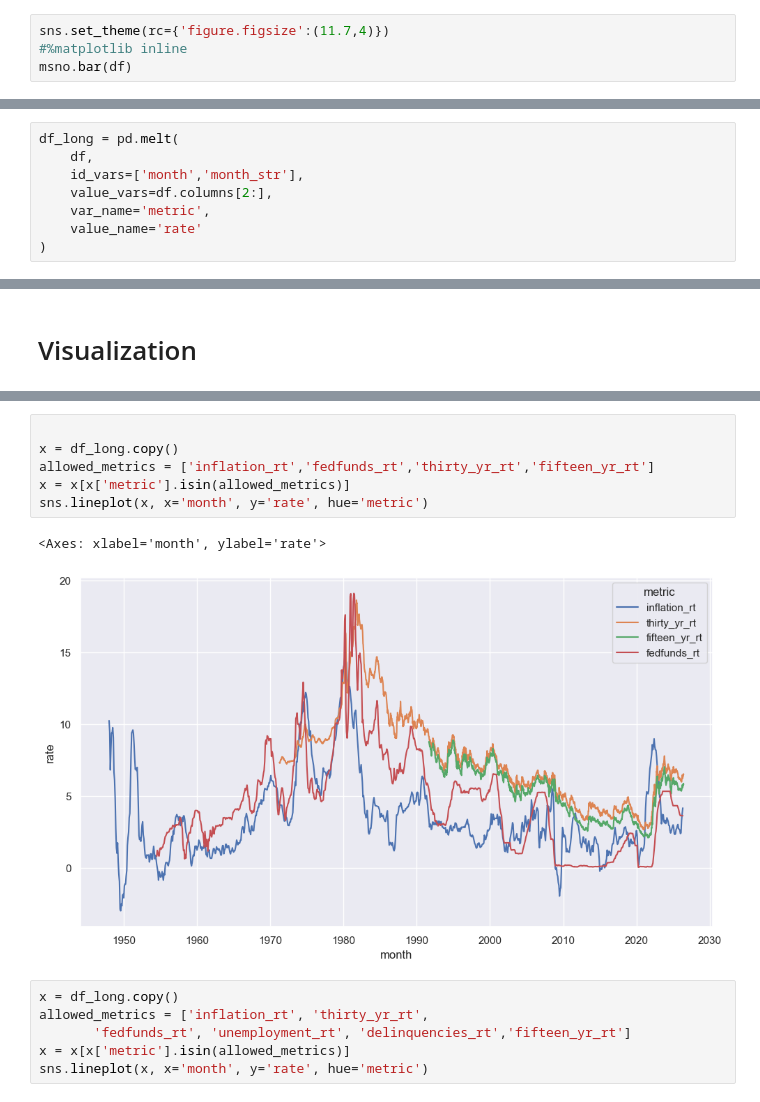
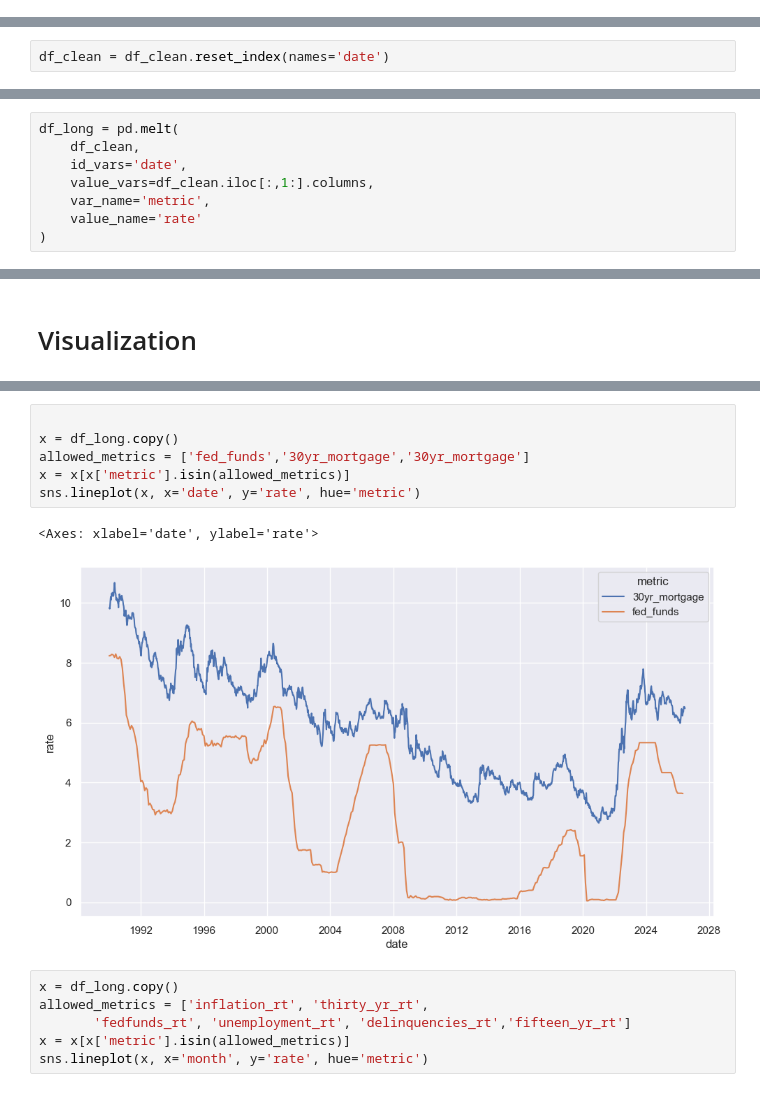
Before and after one commit to pval108/economic-review, a Jupyter notebook: economics.ipynb, the cells around one changed output, grey strips where cells are left out. Drawn from its saved outputs; the diff is of its cells as text.

Commit message:
adjusting inflation calc

```diff
--- a/economics.ipynb
+++ b/economics.ipynb
@@ -50,4 +61,0 @@ df["real_wage_growth"] = df["wage_growth_yoy"] - df["inflation_yoy"]
-# %%
-sns.set_theme(rc={'figure.figsize':(11.7,4)})
-#%matplotlib inline
-msno.bar(df)
@@ -69 +145,3 @@ df.shape
+# %%
+df_clean = df_clean.reset_index(names='date')
 # %%
@@ -87,8 +171,8 @@ dim_date["month_str"] = dim_date["month"].dt.strftime("%Y-%m")
 # %%
 df_long = pd.melt(
-    df,
-    id_vars=['month','month_str'],
-    value_vars=df.columns[2:],
+    df_clean,
+    id_vars='date',
+    value_vars=df_clean.iloc[:,1:].columns,
     var_name='metric',
     value_name='rate'
 )
@@ -114,12 +430,12 @@ array(['inflation_rt', 'employment_nonfarm', 'thirty_yr_rt',
 # %%
 
 x = df_long.copy()
-allowed_metrics = ['inflation_rt','fedfunds_rt','thirty_yr_rt','fifteen_yr_rt']
+allowed_metrics = ['fed_funds','30yr_mortgage','30yr_mortgage']
 x = x[x['metric'].isin(allowed_metrics)]
-sns.lineplot(x, x='month', y='rate', hue='metric')
+sns.lineplot(x, x='date', y='rate', hue='metric')
 # %% [output]
-<Axes: xlabel='month', ylabel='rate'>
+<Axes: xlabel='date', ylabel='rate'>
-[figure, old version]
+[figure, new version]
 # %%
 x = df_long.copy()
 allowed_metrics = ['inflation_rt', 'thirty_yr_rt',
```
Also changed, not shown: parts of 36 cells of this notebook.
